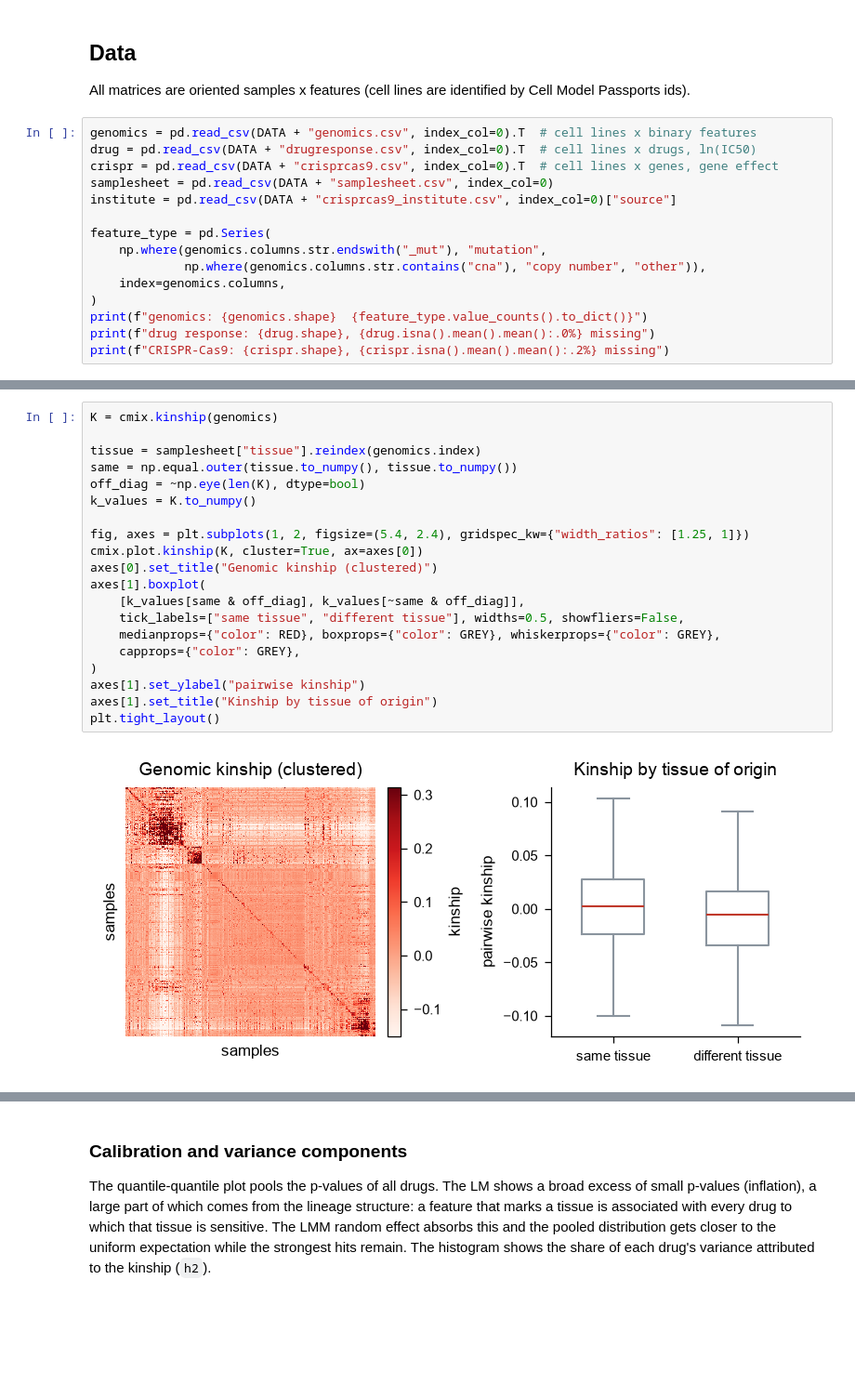
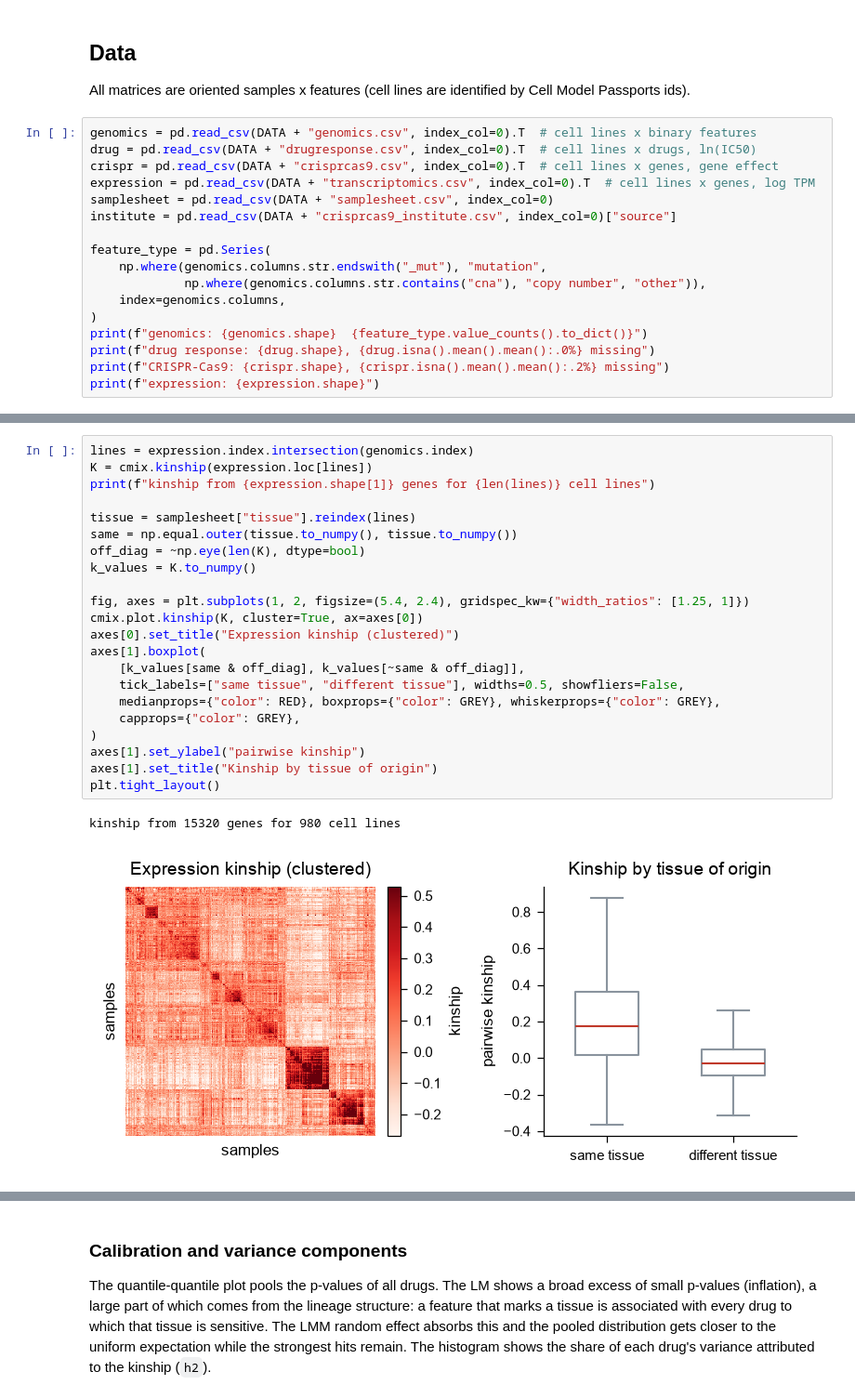
Before and after one commit to QuantitativeBiology/cmix, a Jupyter notebook: examples/cell_lines_association.ipynb, the cells around one changed output, grey strips where cells are left out. Shown at 93% size. Drawn from its saved outputs; the diff is of its cells as text; blank space fills up the shorter version.

```diff
--- a/examples/cell_lines_association.ipynb
+++ b/examples/cell_lines_association.ipynb
@@ -36,6 +36,7 @@ All matrices are oriented samples x features (cell lines are identified by Cell
 genomics = pd.read_csv(DATA + "genomics.csv", index_col=0).T  # cell lines x binary features
 drug = pd.read_csv(DATA + "drugresponse.csv", index_col=0).T  # cell lines x drugs, ln(IC50)
 crispr = pd.read_csv(DATA + "crisprcas9.csv", index_col=0).T  # cell lines x genes, gene effect
+expression = pd.read_csv(DATA + "transcriptomics.csv", index_col=0).T  # cell lines x genes, log TPM
 samplesheet = pd.read_csv(DATA + "samplesheet.csv", index_col=0)
 institute = pd.read_csv(DATA + "crisprcas9_institute.csv", index_col=0)["source"]
 
@@ -47,6 +48,7 @@ feature_type = pd.Series(
 print(f"genomics: {genomics.shape}  {feature_type.value_counts().to_dict()}")
 print(f"drug response: {drug.shape}, {drug.isna().mean().mean():.0%} missing")
 print(f"CRISPR-Cas9: {crispr.shape}, {crispr.isna().mean().mean():.2%} missing")
+print(f"expression: {expression.shape}")
 # %% [output]
 genomics: (994, 678)  {'copy number': 407, 'mutation': 270, 'other': 1}
 drug response: (995, 819), 26% missing
@@ -62,25 +67,28 @@ from different tissues: this lineage structure is what the random effect absorbs
 Covariates are growth properties (adherent as reference); `cmix.scan` adds the intercept itself.
 The CRISPR scans also include the screening institute (Broad versus Sanger).
 # %%
-K = cmix.kinship(genomics)
+lines = expression.index.intersection(genomics.index)
+K = cmix.kinship(expression.loc[lines])
+print(f"kinship from {expression.shape[1]} genes for {len(lines)} cell lines")
 
-tissue = samplesheet["tissue"].reindex(genomics.index)
+tissue = samplesheet["tissue"].reindex(lines)
 same = np.equal.outer(tissue.to_numpy(), tissue.to_numpy())
 off_diag = ~np.eye(len(K), dtype=bool)
 k_values = K.to_numpy()
 
 fig, axes = plt.subplots(1, 2, figsize=(5.4, 2.4), gridspec_kw={"width_ratios": [1.25, 1]})
 cmix.plot.kinship(K, cluster=True, ax=axes[0])
-axes[0].set_title("Genomic kinship (clustered)")
+axes[0].set_title("Expression kinship (clustered)")
 axes[1].boxplot(
     [k_values[same & off_diag], k_values[~same & off_diag]],
     tick_labels=["same tissue", "different tissue"], widths=0.5, showfliers=False,
     medianprops={"color": RED}, boxprops={"color": GREY}, whiskerprops={"color": GREY},
     capprops={"color": GREY},
 )
 axes[1].set_ylabel("pairwise kinship")
 axes[1].set_title("Kinship by tissue of origin")
 plt.tight_layout()
 # %% [output]
+kinship from 15320 genes for 980 cell lines
-[figure, old version]
+[figure, new version]
 # %%
```
Also changed, not shown: parts of 20 cells of this notebook, 2 other files.
